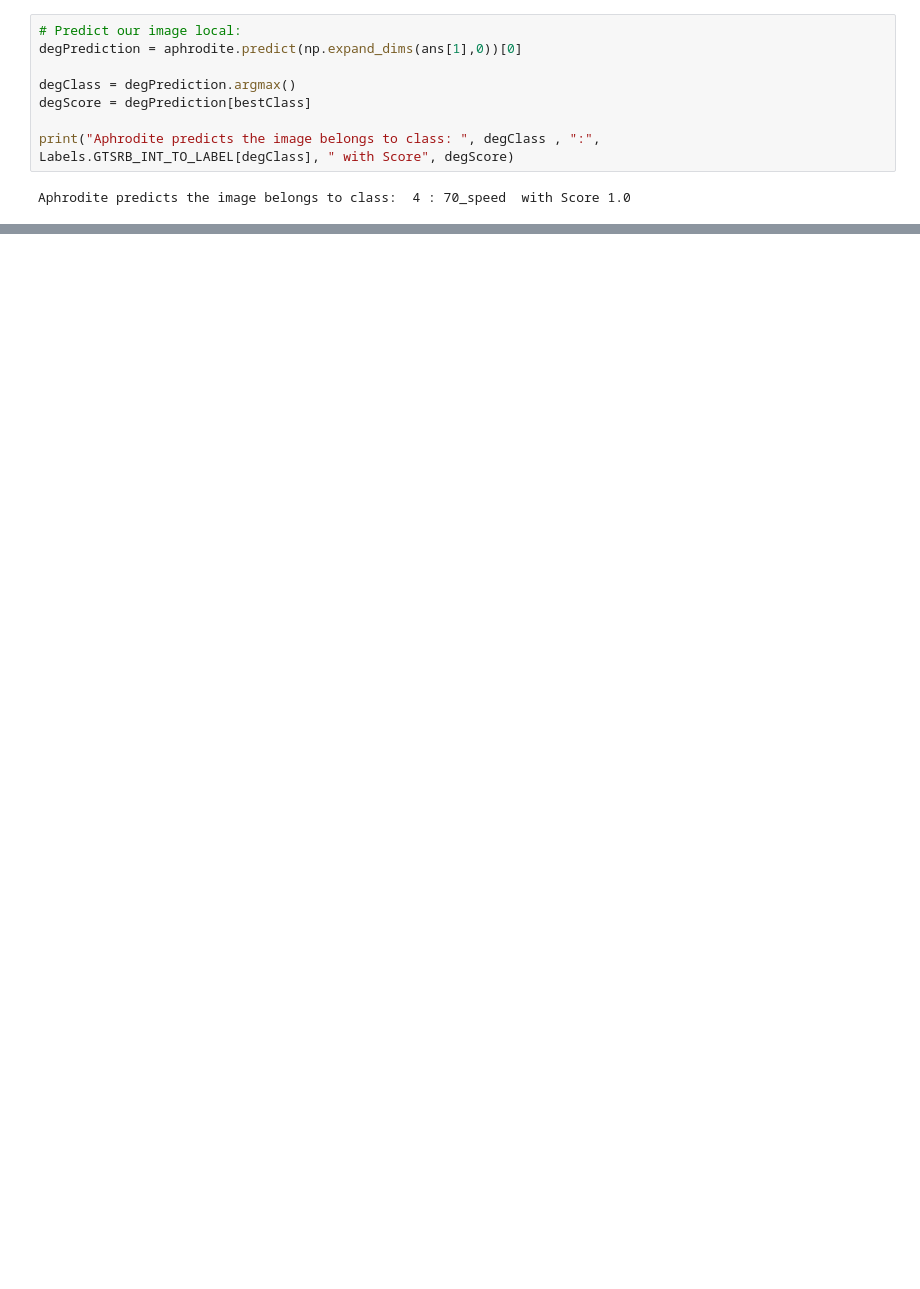
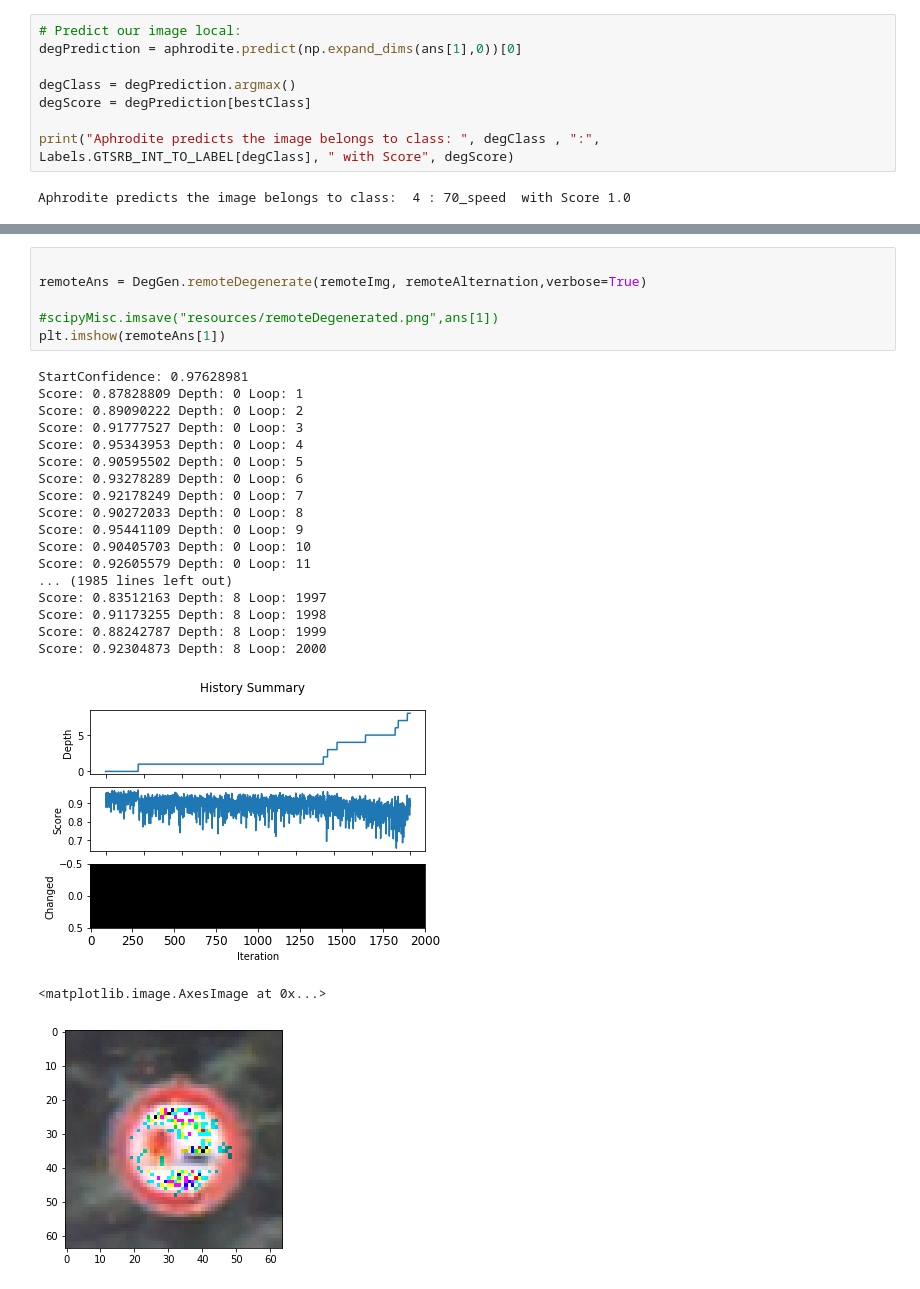
Before and after one commit to lapplislazuli/Medusa, a Jupyter notebook: Medusa/DegGen.ipynb, the cells around one changed output, grey strips where cells are left out. Saved outputs shown, nothing was run; the diff lists cells and outputs as text; blank space fills up the shorter version.

```diff
--- a/Medusa/DegGen.ipynb
+++ b/Medusa/DegGen.ipynb
@@ -101,0 +91,27 @@ KeyboardInterrupt:
+# %%
+
+remoteAns = DegGen.remoteDegenerate(remoteImg, remoteAlternation,verbose=True)
+
+#scipyMisc.imsave("resources/remoteDegenerated.png",ans[1])
+plt.imshow(remoteAns[1])
+# %% [output]
+StartConfidence: 0.97628981
+Score: 0.87828809 Depth: 0 Loop: 1
+Score: 0.89090222 Depth: 0 Loop: 2
+Score: 0.91777527 Depth: 0 Loop: 3
+Score: 0.95343953 Depth: 0 Loop: 4
+Score: 0.90595502 Depth: 0 Loop: 5
+Score: 0.93278289 Depth: 0 Loop: 6
+Score: 0.92178249 Depth: 0 Loop: 7
+Score: 0.90272033 Depth: 0 Loop: 8
+Score: 0.95441109 Depth: 0 Loop: 9
+Score: 0.90405703 Depth: 0 Loop: 10
+Score: 0.92605579 Depth: 0 Loop: 11
+... (1985 lines left out)
+Score: 0.83512163 Depth: 8 Loop: 1997
+Score: 0.91173255 Depth: 8 Loop: 1998
+Score: 0.88242787 Depth: 8 Loop: 1999
+Score: 0.92304873 Depth: 8 Loop: 2000
+[figure, added]
+<matplotlib.image.AxesImage at 0x...>
+[figure, added]
```
Also changed, not shown: parts of 5 cells of this notebook, 1 other file.
